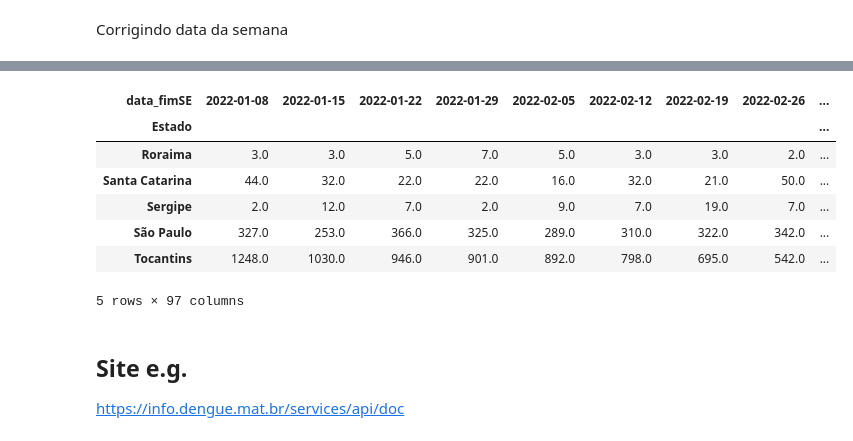
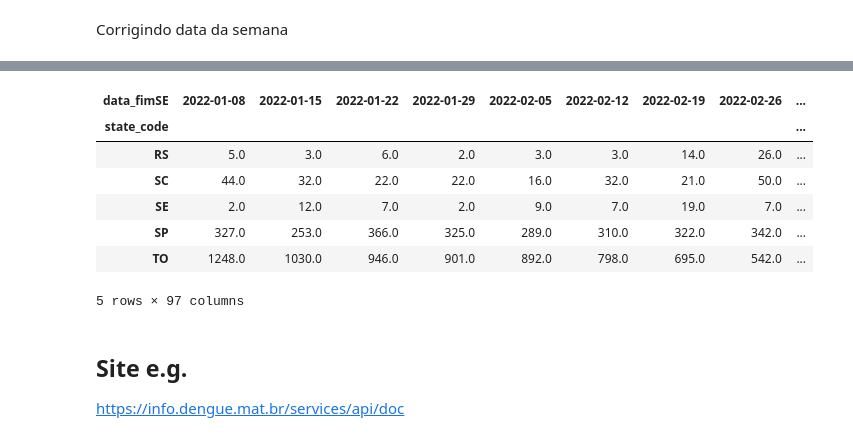
Before and after one commit to InstitutoTodosPelaSaude/arbo, a Jupyter notebook: EDA/arbo_api_infodenv.ipynb, the cells around one changed output, grey strips where cells are left out. Drawn from its saved outputs; the diff is of its cells as text; code cells hidden in the pictures.

```diff
--- a/EDA/arbo_api_infodenv.ipynb
+++ b/EDA/arbo_api_infodenv.ipynb
@@ -79,15 +120,17 @@ geocode_to_state = {
 ## Columns to be selected
 new_columns = ['data_iniSE', 'SE', 'casos_est', 'casos_est_min', 'casos_est_max', 'casos']
 
-# Initialize an empty DataFrame to store the selected data
+## Initialize an empty DataFrame to store the selected data
 new_df = pd.DataFrame()
 
-# Loop over each geocode, fetch data, select columns, add state column and concatenate
+## Loop over each geocode, fetch data, select columns, add state column and concatenate
 for geocode in geocodes:
     url = f'https://info.dengue.mat.br/api/alertcity?geocode={geocode}&disease=dengue&format=csv&ew_start=1&ew_end=50&ey_start=2022&ey_end=2023'
     df = pd.read_csv(url)
     selected_data = df[new_columns]
-    selected_data['Estado'] = geocode_to_state[geocode]  # Add a column for the state
+    selected_data['state_code'] = geocode_to_uf[geocode]  # Add a column for the state_code
+    selected_data['state'] = geocode_to_state[geocode]  # Add a column for the state name
+    selected_data['region'] = uf_to_region[geocode_to_uf[geocode]]  # Add a column for the region
     new_df = pd.concat([new_df, selected_data])
 
 # Reset index after concatenating
@@ -129,14 +196,14 @@ new_df.head()
 # %%
 # Pivot the DataFrame cases
 pivoted_df_casos = new_df.pivot_table(
-    index='Estado',             # Set 'Estado' as the index
+    index='state_code',             # Set 'Estado' as the index
     columns='data_fimSE',       # Set 'data_iniSE' as the columns
     values='casos',         # Choose the values to display, e.g., 'casos'
     aggfunc='sum'               # Aggregate function if there are multiple entries for the same index/column pair
 )
 
 pivoted_df_casos_est = new_df.pivot_table(
-    index='Estado',             # Set 'Estado' as the index
+    index='state_code',             # Set 'Estado' as the index
     columns='data_fimSE',       # Set 'data_iniSE' as the columns
     values='casos_est',         # Choose the values to display, e.g., 'casos_est'
     aggfunc='sum'               # Aggregate function if there are multiple entries for the same index/column pair
@@ -146,15 +213,15 @@ pivoted_df_casos_est = new_df.pivot_table(
 # pivoted_df_casos.tail()
 # %%
 ## Display the pivoted DataFrame from cases estimated
-# pivoted_df_casos_est.tail()
+pivoted_df_casos_est.tail()
 # %% [output]
 | data_fimSE | 2022-01-08 | 2022-01-15 | 2022-01-22 | 2022-01-29 | 2022-02-05 | 2022-02-12 | 2022-02-19 | 2022-02-26 | ... |
-| Estado |  |  |  |  |  |  |  |  | ... |
-| Roraima | 3.0 | 3.0 | 5.0 | 7.0 | 5.0 | 3.0 | 3.0 | 2.0 | ... |
-| Santa Catarina | 44.0 | 32.0 | 22.0 | 22.0 | 16.0 | 32.0 | 21.0 | 50.0 | ... |
-| Sergipe | 2.0 | 12.0 | 7.0 | 2.0 | 9.0 | 7.0 | 19.0 | 7.0 | ... |
-| São Paulo | 327.0 | 253.0 | 366.0 | 325.0 | 289.0 | 310.0 | 322.0 | 342.0 | ... |
-| Tocantins | 1248.0 | 1030.0 | 946.0 | 901.0 | 892.0 | 798.0 | 695.0 | 542.0 | ... |
+| state_code |  |  |  |  |  |  |  |  | ... |
+| RS | 5.0 | 3.0 | 6.0 | 2.0 | 3.0 | 3.0 | 14.0 | 26.0 | ... |
+| SC | 44.0 | 32.0 | 22.0 | 22.0 | 16.0 | 32.0 | 21.0 | 50.0 | ... |
+| SE | 2.0 | 12.0 | 7.0 | 2.0 | 9.0 | 7.0 | 19.0 | 7.0 | ... |
+| SP | 327.0 | 253.0 | 366.0 | 325.0 | 289.0 | 310.0 | 322.0 | 342.0 | ... |
+| TO | 1248.0 | 1030.0 | 946.0 | 901.0 | 892.0 | 798.0 | 695.0 | 542.0 | ... |
 5 rows × 97 columns
 # %%
 # Save the pivoted DataFrame from cases to a TSV file
```
Also changed, not shown: parts of 5 cells of this notebook, 4 other files.
